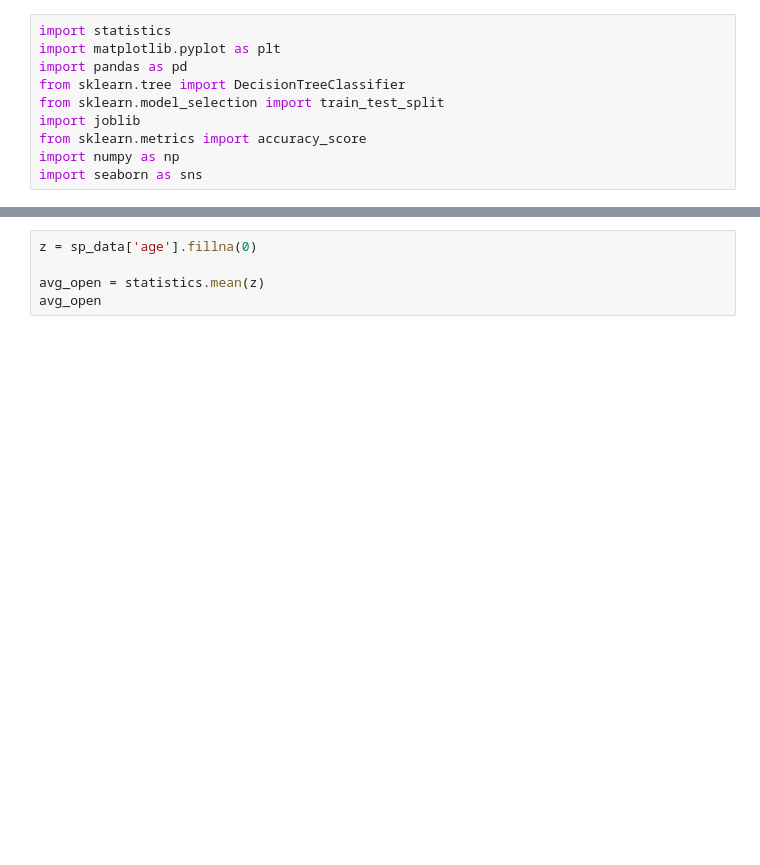
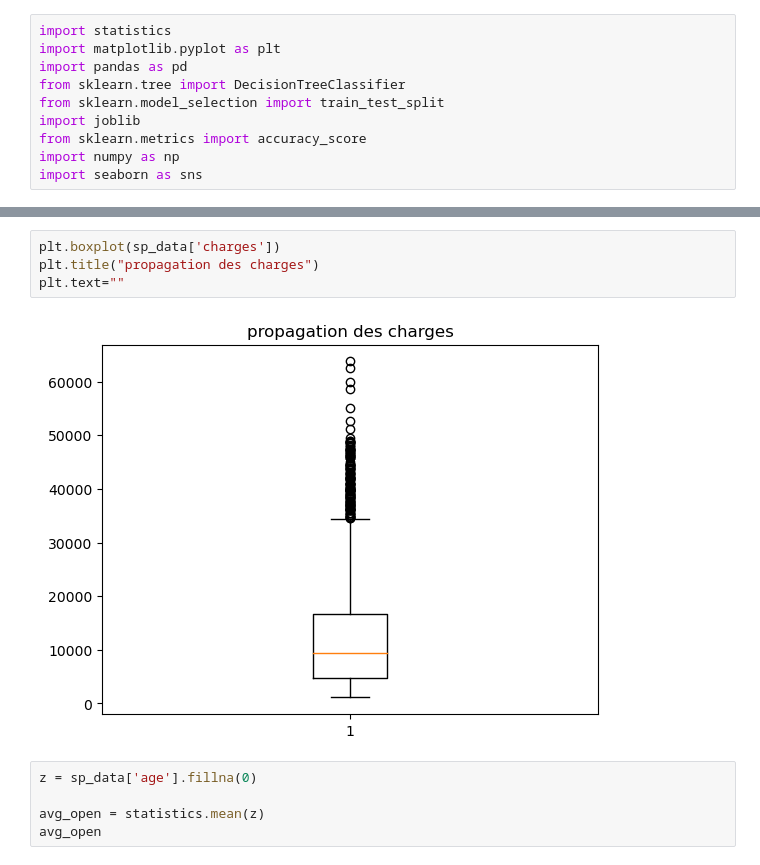
Before and after one commit to tariksghiouri/ml-math-project, a Jupyter notebook: main.ipynb, the cells around one changed output, grey strips where cells are left out. Drawn from its saved outputs; the diff is of its cells as text; blank space fills up the shorter version.

```diff
--- a/main.ipynb
+++ b/main.ipynb
@@ -68,3 +78,9 @@ Text(0.5, 1.0, 'Number of Children')
+# %%
+plt.boxplot(sp_data['charges'])
+plt.title("propagation des charges")
+plt.text=""
+# %% [output]
+[figure, added]
 # %%
 z = sp_data['age'].fillna(0)
 
```
Also changed, not shown: parts of 9 cells of this notebook.
